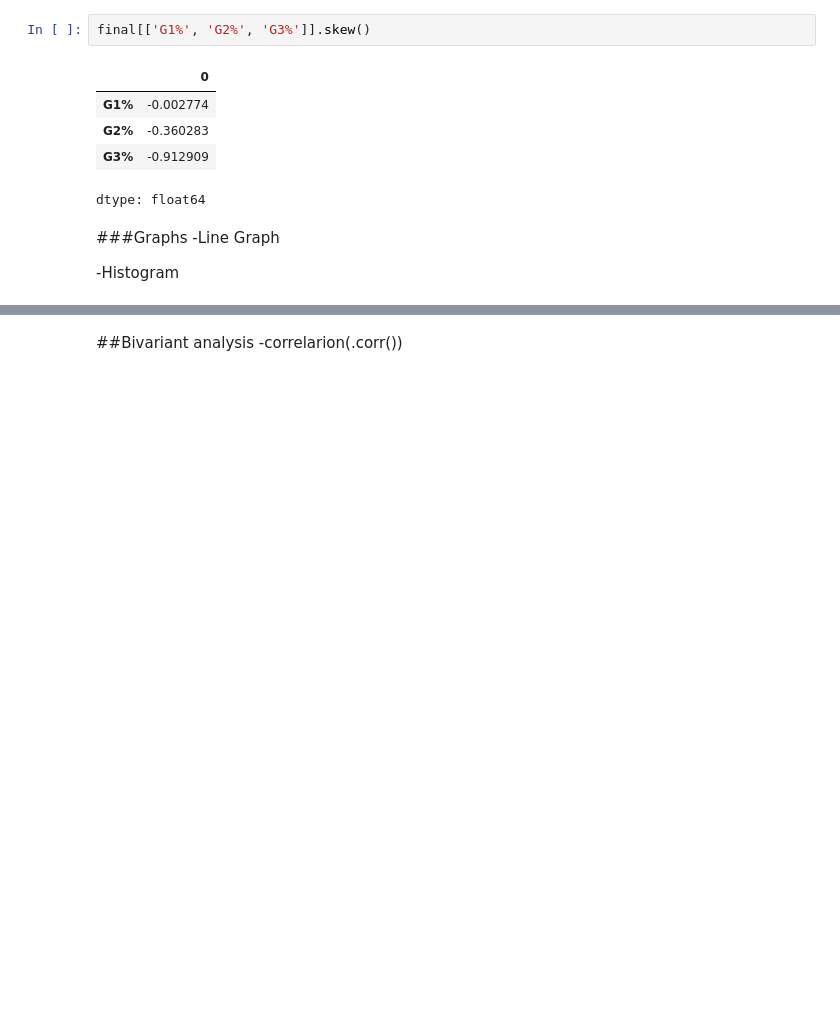
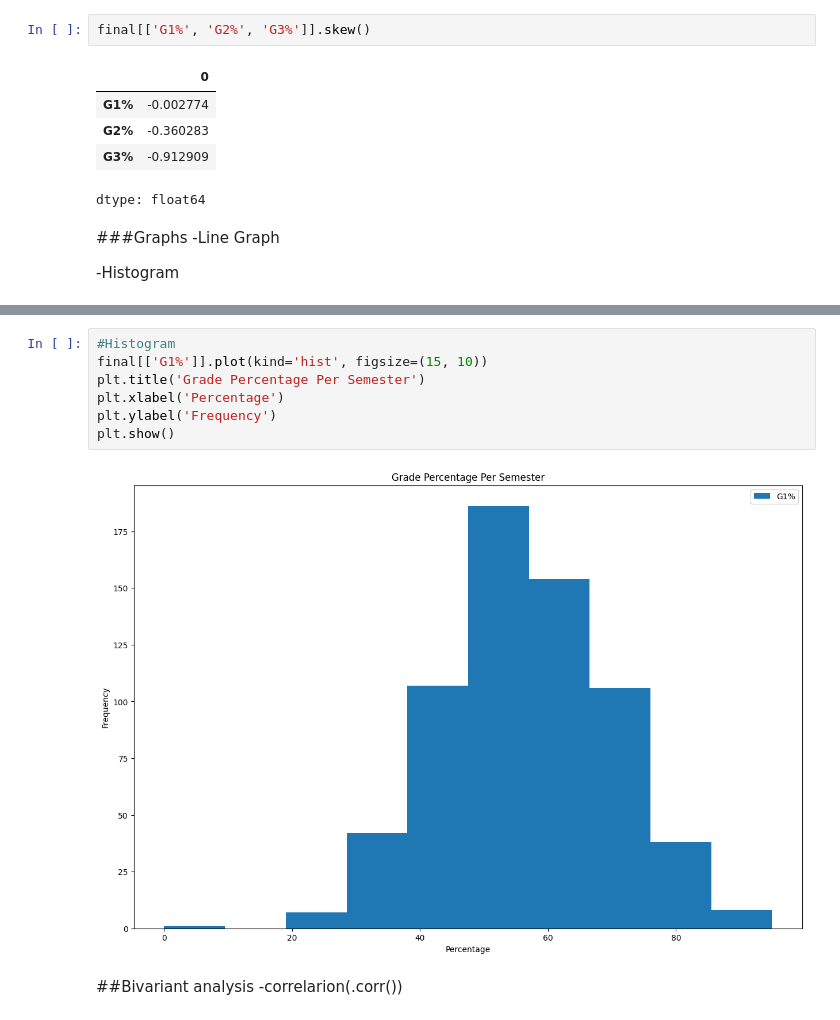
Before and after one commit to kaula12/Kenyan_Music_Artist, a Jupyter notebook: student_performance.ipynb, the cells around one changed output, grey strips where cells are left out. Saved outputs shown, nothing was run; the diff lists cells and outputs as text; blank space fills up the shorter version.

```diff
--- a/student_performance.ipynb
+++ b/student_performance.ipynb
@@ -391,3 +406,12 @@ dtype: float64
+# %%
+#Histogram
+final[['G1%']].plot(kind='hist', figsize=(15, 10))
+plt.title('Grade Percentage Per Semester')
+plt.xlabel('Percentage')
+plt.ylabel('Frequency')
+plt.show()
+# %% [output]
+[figure, added]
 # %% [markdown]
 ##Bivariant analysis
 -correlarion(.corr())
```
Also changed, not shown: parts of 5 cells of this notebook.
